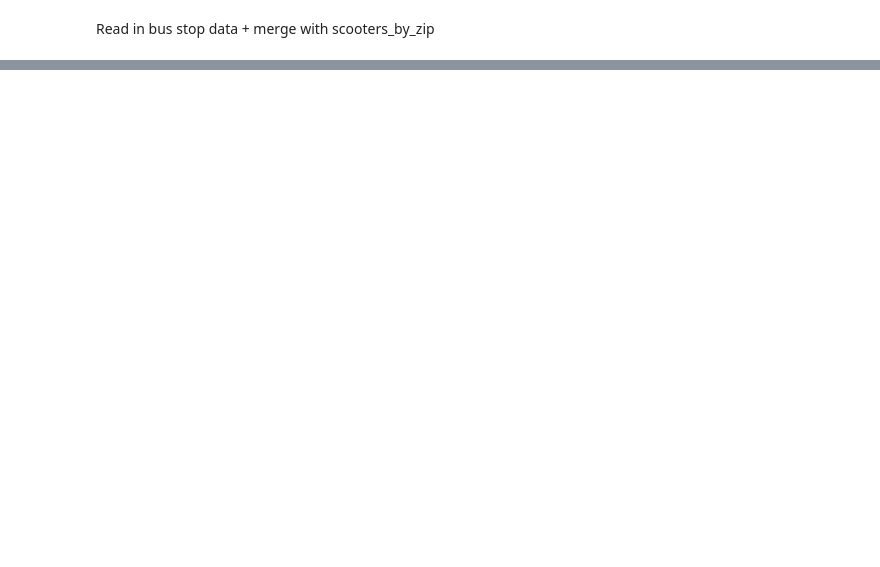
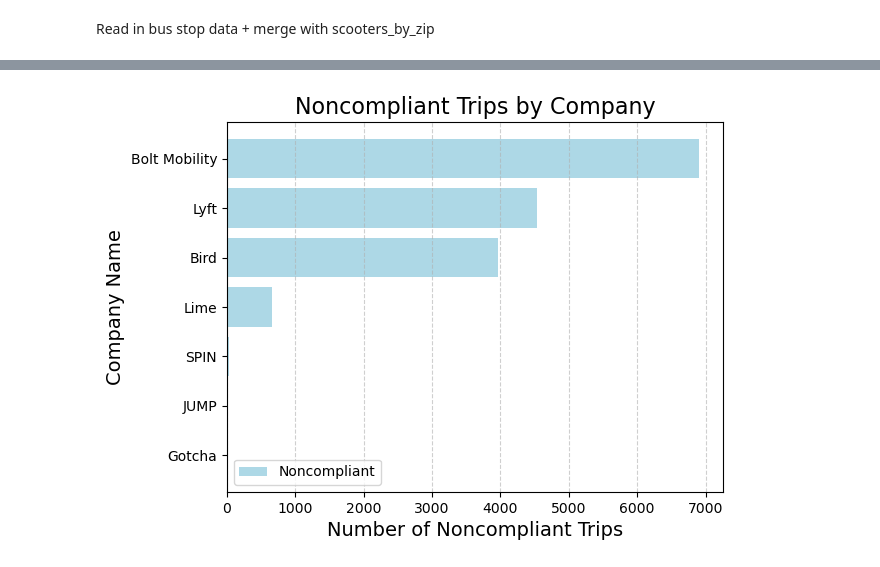
Before and after one commit to elisianguyen/nashville_scooters, a Jupyter notebook: notebooks/scooters_project.ipynb, the cells around one changed output, grey strips where cells are left out. Cells and saved outputs as stored; diff of their text form; code cells hidden in the pictures; blank space fills up the shorter version.

```diff
--- a/notebooks/scooters_project.ipynb
+++ b/notebooks/scooters_project.ipynb
@@ -539,0 +432,13 @@ cleaned_trips.head()
+# %%
+compliance_query = '''
+select
+    companyname,
+    sum(case when tripduration >= 1 and tripduration <= 1440 then 1 else 0 end) as Compliant,
+    sum(case when tripduration < 1 or tripduration > 1440 then 1 else 0 end) as Noncompliant,
+    count(sumdid) as Total_Records
+from trips
+group by companyname
+
+'''
+with engine.connect() as connection:
+    compliance_data_new = pd.read_sql(text(compliance_query), con = connection)
@@ -539,0 +456,15 @@ cleaned_trips.head()
+# %%
+# Stacked Bar Chart with only 'non_compliant' in purple
+compliance_data_new = compliance_data_new.sort_values("noncompliant", ascending=True)
+
+plt.barh(compliance_data_new['companyname'], compliance_data_new['noncompliant'], color='lightblue', label='Noncompliant', height=0.8)
+
+plt.title('Noncompliant Trips by Company', fontsize=16)
+plt.xlabel('Number of Noncompliant Trips', fontsize=14)
+plt.ylabel('Company Name', fontsize=14)
+plt.grid(axis='x', linestyle='--', alpha=0.6)
+plt.legend()
+
+plt.show()
+# %% [output]
+[figure, added]
```
Also changed, not shown: parts of 53 cells of this notebook, 6 other files.
